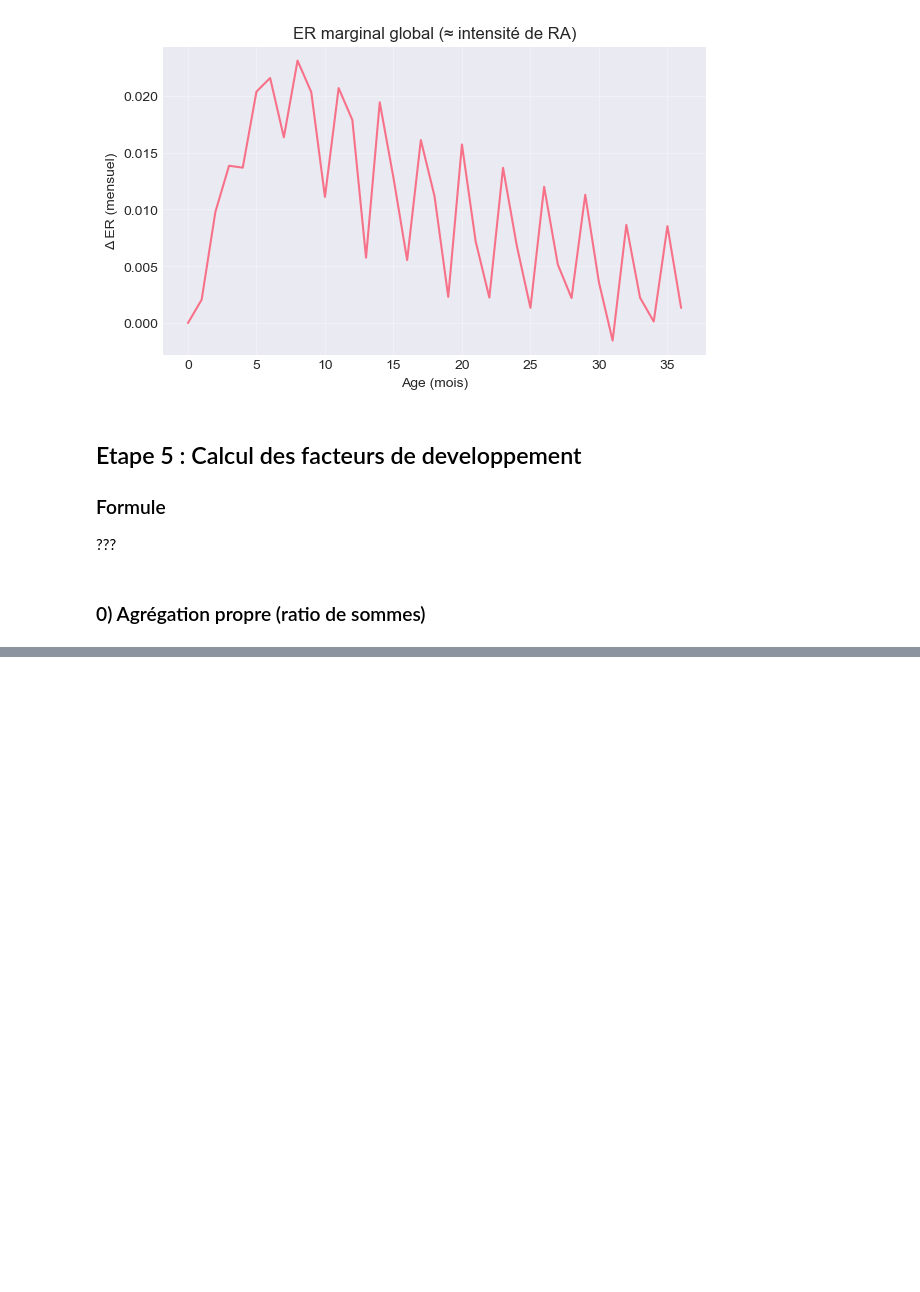
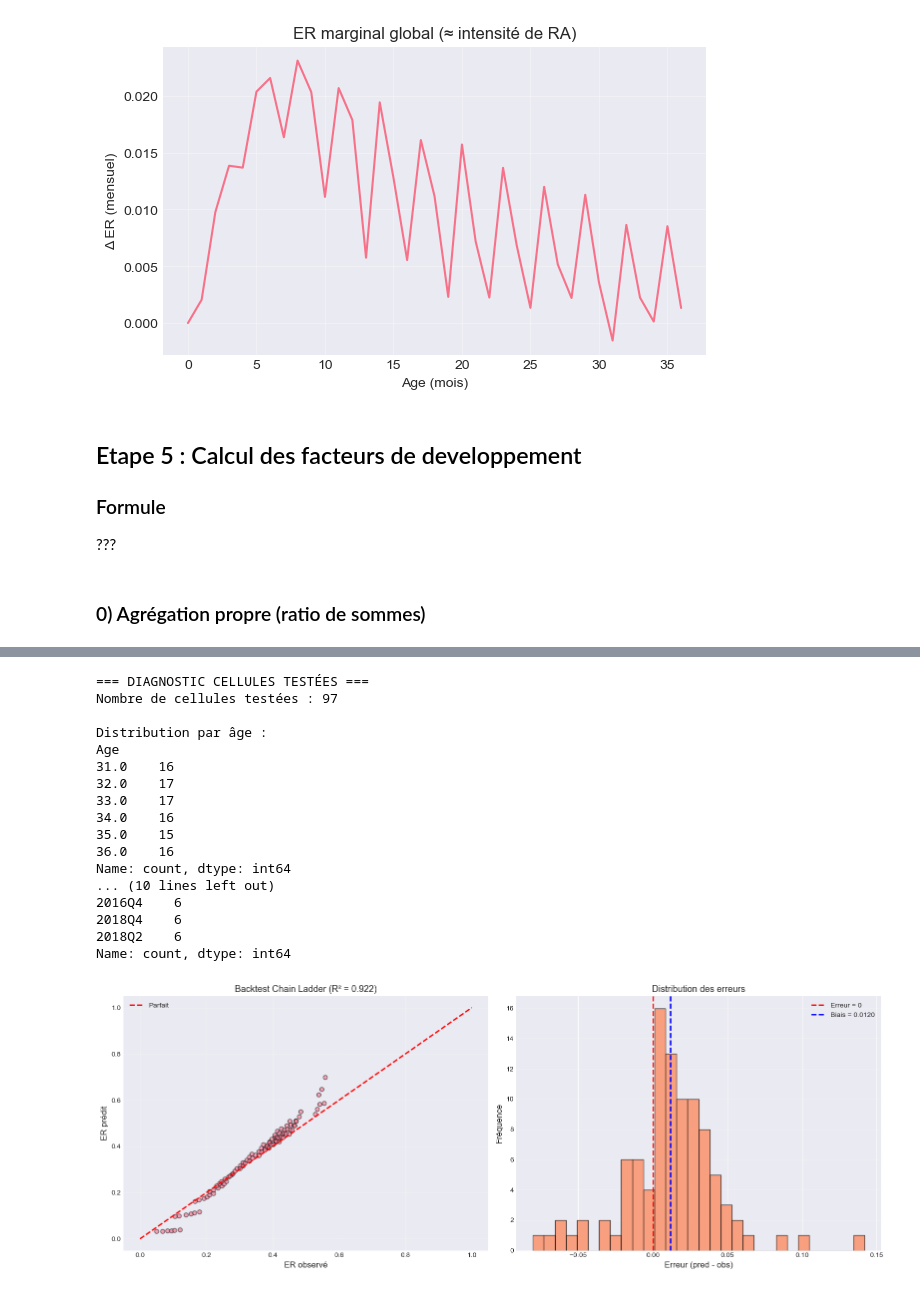
Before and after one commit to Endoresuu/PFE, a Jupyter notebook: NB1_ChainLadder_prof.ipynb, the cells around one changed output, grey strips where cells are left out. Cells and saved outputs as stored; diff of their text form; code cells hidden in the pictures; blank space fills up the shorter version.

```diff
--- a/NB1_ChainLadder_prof.ipynb
+++ b/NB1_ChainLadder_prof.ipynb
@@ -679,0 +699,74 @@ R²  : 0.922496
+# %%
+# DIAGNOSTIC : Quelles cellules sont testées ?
+print("\n=== DIAGNOSTIC CELLULES TESTÉES ===")
+
+# Extraire les couples (cohorte, age) testés
+test_cells = []
+for coh in mask.index:
+    for age in mask.columns:
+        if mask.loc[coh, age]:
+            test_cells.append({
+                'Cohorte': coh,
+                'Age': age,
+                'y_true': obs_hidden.loc[coh, age],
+                'y_pred': pred_hidden.loc[coh, age],
+                'error': pred_hidden.loc[coh, age] - obs_hidden.loc[coh, age]
+            })
+
+df_test = pd.DataFrame(test_cells)
+
+print(f"Nombre de cellules testées : {len(df_test)}")
+print(f"\nDistribution par âge :")
+print(df_test['Age'].value_counts().sort_index())
+print(f"\nDistribution par cohorte (top 10) :")
+print(df_test['Cohorte'].value_counts().head(10))
+
+# Graphique : y_true vs y_pred
+import matplotlib.pyplot as plt
+fig, axes = plt.subplots(1, 2, figsize=(16, 6))
+
+# Scatter
+axes[0].scatter(df_test['y_true'], df_test['y_pred'], alpha=0.6, edgecolors='black')
+axes[0].plot([0, 1], [0, 1], 'r--', linewidth=2, label='Parfait')
+axes[0].set_xlabel('ER observé', fontsize=12)
+axes[0].set_ylabel('ER prédit', fontsize=12)
+axes[0].set_title(f'Backtest Chain Ladder (R² = {r2:.3f})', fontsize=13)
+axes[0].legend()
+axes[0].grid(True, alpha=0.3)
+
+# Distribution des erreurs
+axes[1].hist(df_test['error'], bins=30, edgecolor='black', alpha=0.7, color='coral')
+axes[1].axvline(0, color='red', linestyle='--', linewidth=2, label='Erreur = 0')
+axes[1].axvline(df_test['error'].mean(), color='blue', linestyle='--', linewidth=2,
+                label=f"Biais = {df_test['error'].mean():.4f}")
+axes[1].set_xlabel('Erreur (pred - obs)', fontsize=12)
+axes[1].set_ylabel('Fréquence', fontsize=12)
+axes[1].set_title('Distribution des erreurs', fontsize=13)
+axes[1].legend()
+axes[1].grid(True, alpha=0.3, axis='y')
+
+plt.tight_layout()
+plt.show()
+
+# Afficher quelques exemples
+print("\n10 premières cellules testées :")
+print(df_test.head(10).to_string(index=False))
+# %% [output]
+=== DIAGNOSTIC CELLULES TESTÉES ===
+Nombre de cellules testées : 97
+
+Distribution par âge :
+Age
+31.0    16
+32.0    17
+33.0    17
+34.0    16
+35.0    15
+36.0    16
+Name: count, dtype: int64
+... (10 lines left out)
+2016Q4    6
+2018Q4    6
+2018Q2    6
+Name: count, dtype: int64
+[figure, added]
```
Also changed, not shown: parts of 26 cells of this notebook, 1 other file.
